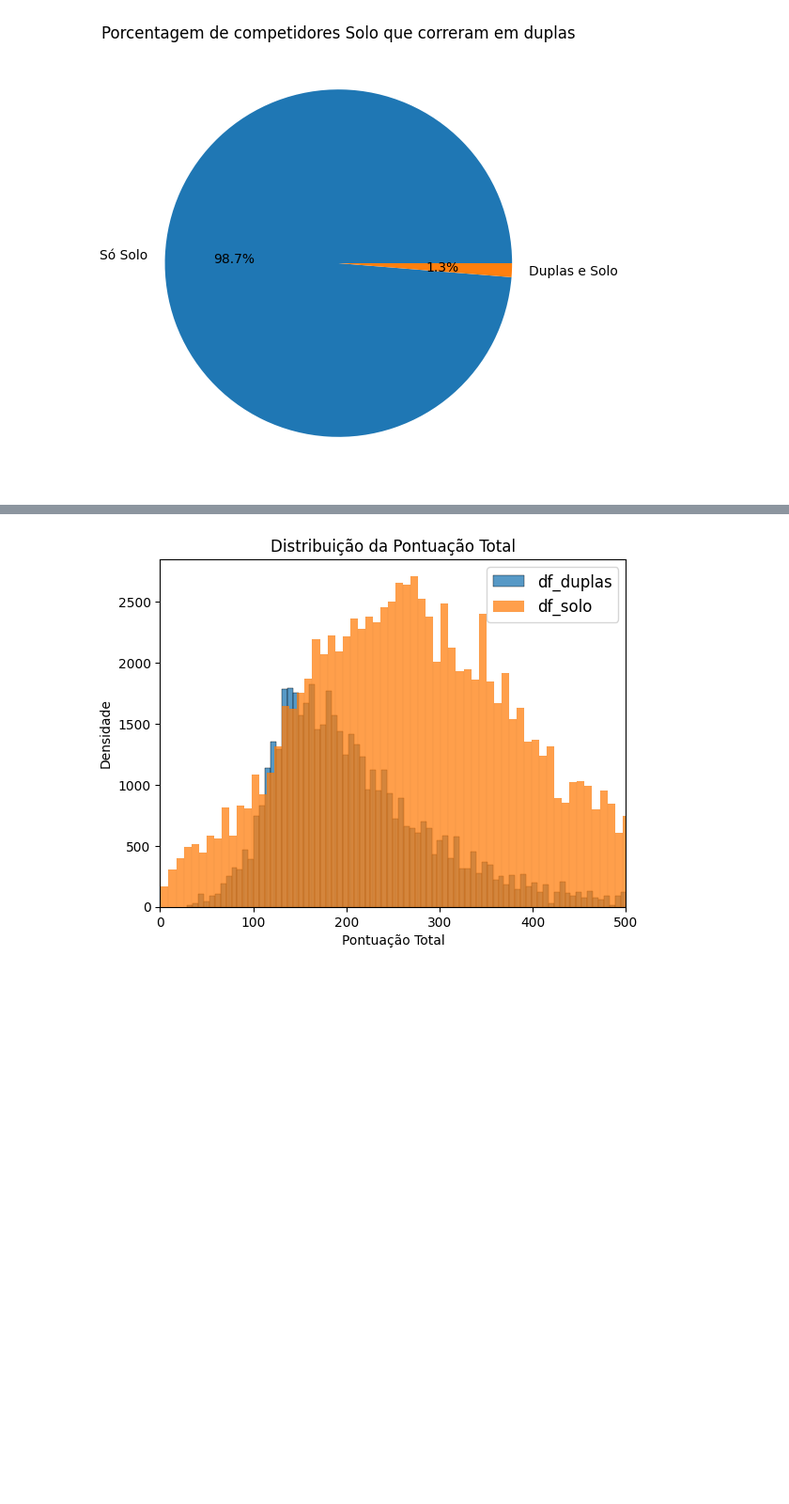
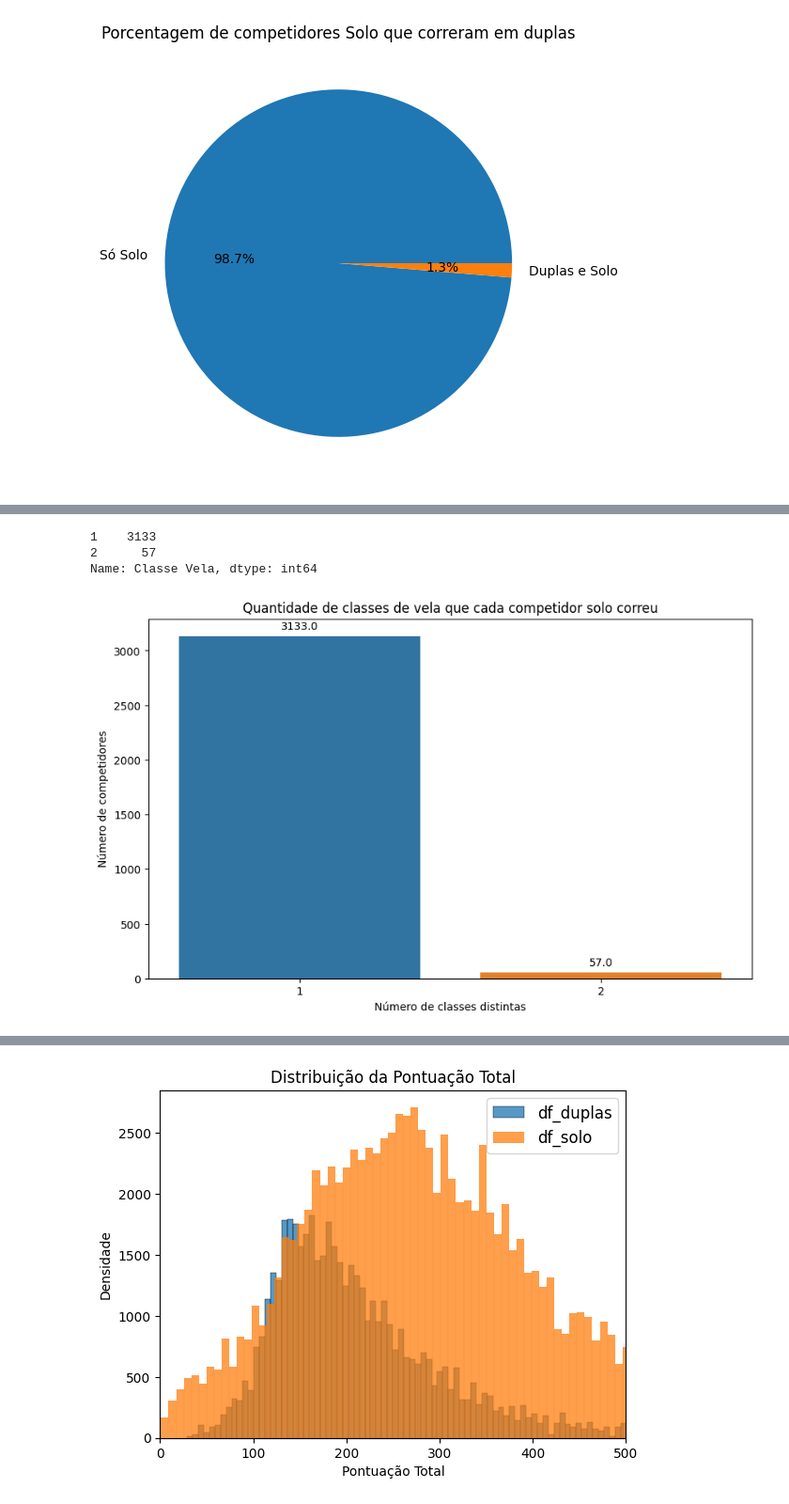
Before and after one commit to Gab-Mel/sailing-rankings-2024.1, a Jupyter notebook: eda/eda copy 2.ipynb, the cells around one changed output, grey strips where cells are left out. Shown at 94% size. Saved outputs shown, nothing was run; the diff lists cells and outputs as text; code cells hidden in the pictures; blank space fills up the shorter version.

```diff
--- a/eda/eda copy 2.ipynb
+++ b/eda/eda copy 2.ipynb
@@ -493,0 +525,29 @@ df_solo
+# %%
+df_solo.groupby('Nome Competidor')['Classe Vela'].nunique().value_counts()
+# %% [output]
+1    3133
+2      57
+Name: Classe Vela, dtype: int64
+# %%
+# plotando a quantidade de classes de vela que cada competidor solo correu
+
+plt.figure(figsize=(10,6))
+
+barplot = sns.barplot(x=df_solo.groupby('Nome Competidor')['Classe Vela'].nunique().value_counts().index, y=df_solo.groupby('Nome Competidor')['Classe Vela'].nunique().value_counts().values)
+
+plt.title('Quantidade de classes de vela que cada competidor solo correu')
+
+plt.xlabel("Número de classes distintas")
+
+for p in barplot.patches:
+    barplot.annotate(format(p.get_height(), '.1f'),
+                   (p.get_x() + p.get_width() / 2., p.get_height()),
+                   ha = 'center', va = 'center',
+                   xytext = (0, 9),
+                   textcoords = 'offset points')
+
+plt.ylabel("Número de competidores")
+
+plt.show()
+# %% [output]
+[figure, added]
```
Also changed, not shown: parts of 16 cells of this notebook, 17 other files.
